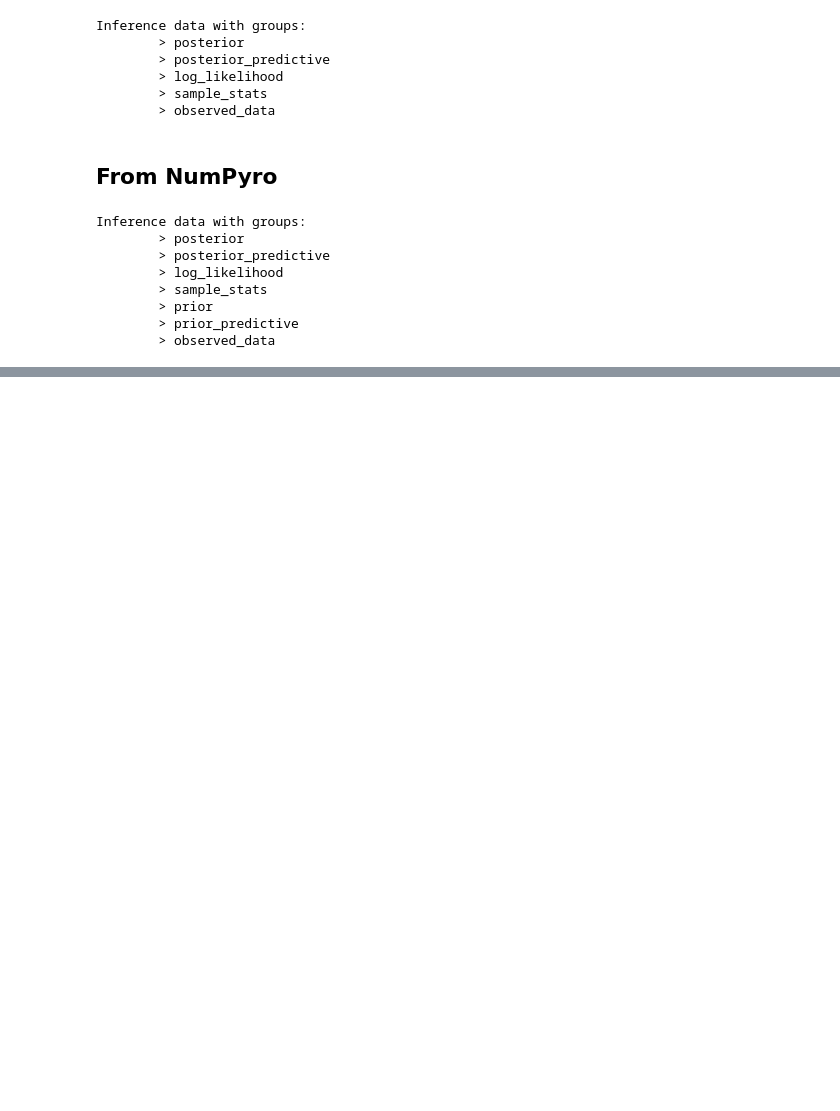
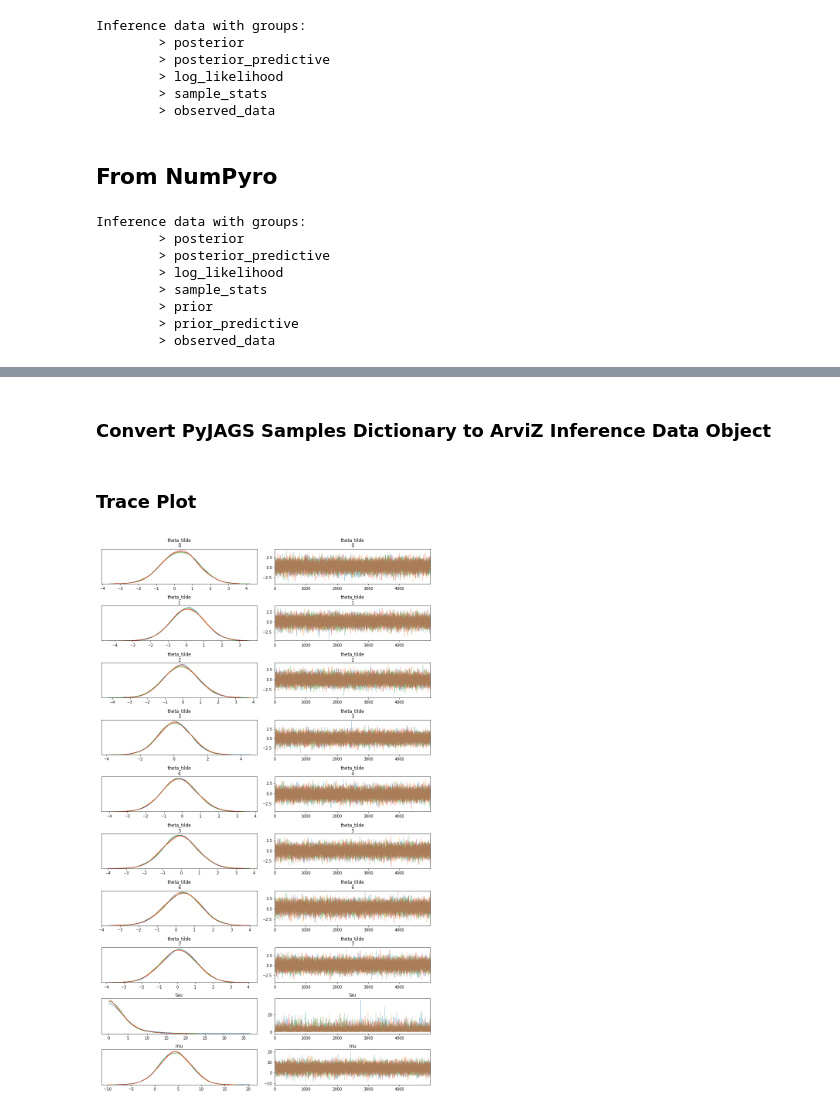
Before and after one commit to arviz-devs/arviz, a Jupyter notebook: doc/notebooks/InferenceDataCookbook.ipynb, the cells around one changed output, grey strips where cells are left out. Cells and saved outputs as stored; diff of their text form; code cells hidden in the pictures; blank space fills up the shorter version.

Commit message:
- added example to InferenceDataCookbook.ipynb

```diff
--- a/doc/notebooks/InferenceDataCookbook.ipynb
+++ b/doc/notebooks/InferenceDataCookbook.ipynb
@@ -659,0 +697,2 @@ Inference data with groups:
+# %%
+parameters = ['mu', 'tau', 'theta_tilde']
@@ -659,0 +719,2 @@ Inference data with groups:
+# %%
+jags_samples = jags_model.sample(5000, vars=parameters)
@@ -659,0 +723,11 @@ Inference data with groups:
+# %% [markdown]
+### Convert PyJAGS Samples Dictionary to ArviZ Inference Data Object
+# %%
+idata = \
+    pyjags.convert_pyjags_samples_dict_to_arviz_inference_data(jags_samples)
+# %% [markdown]
+### Trace Plot
+# %%
+az.plot_trace(idata);
+# %% [output]
+[figure, added]
```
Also changed, not shown: parts of 17 cells of this notebook.
